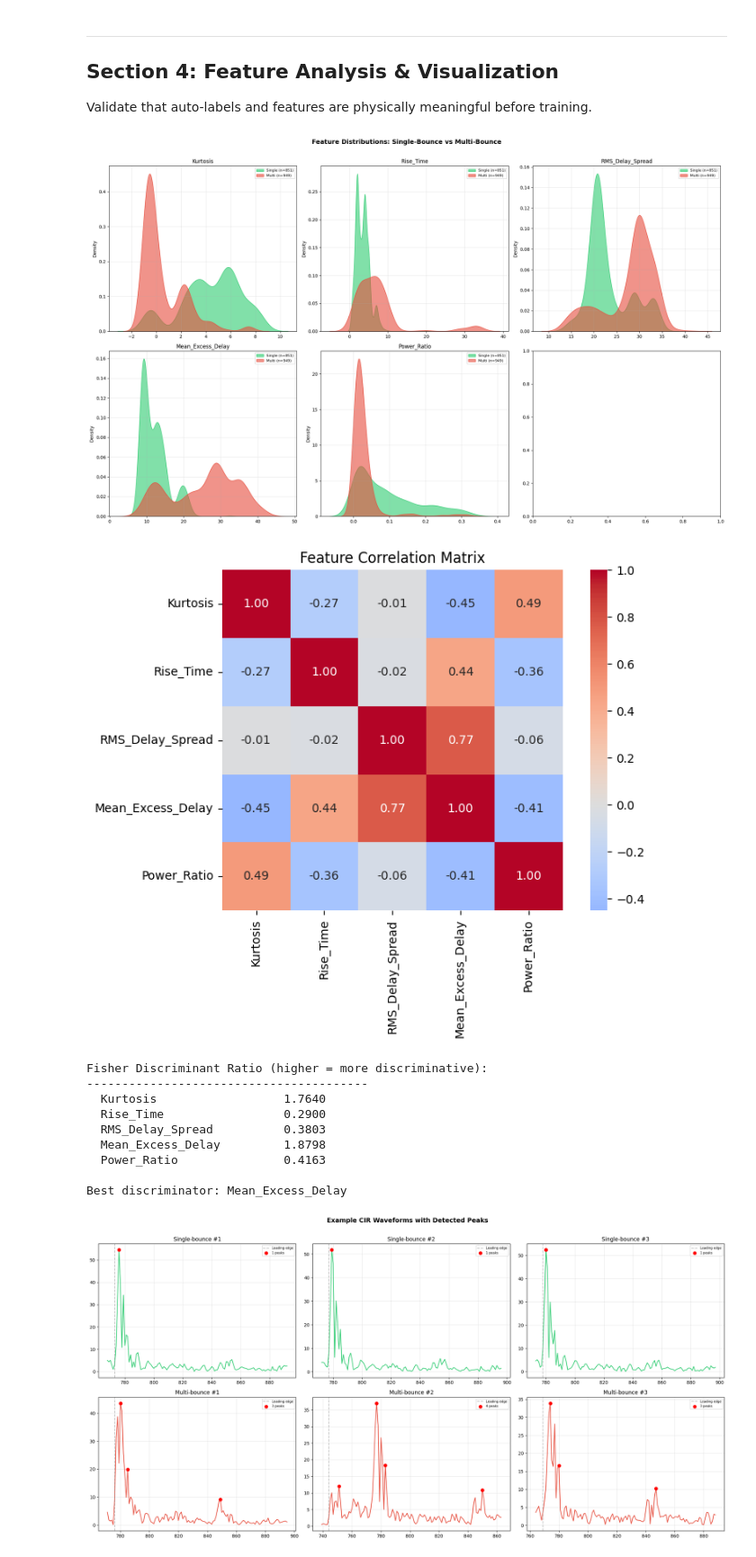
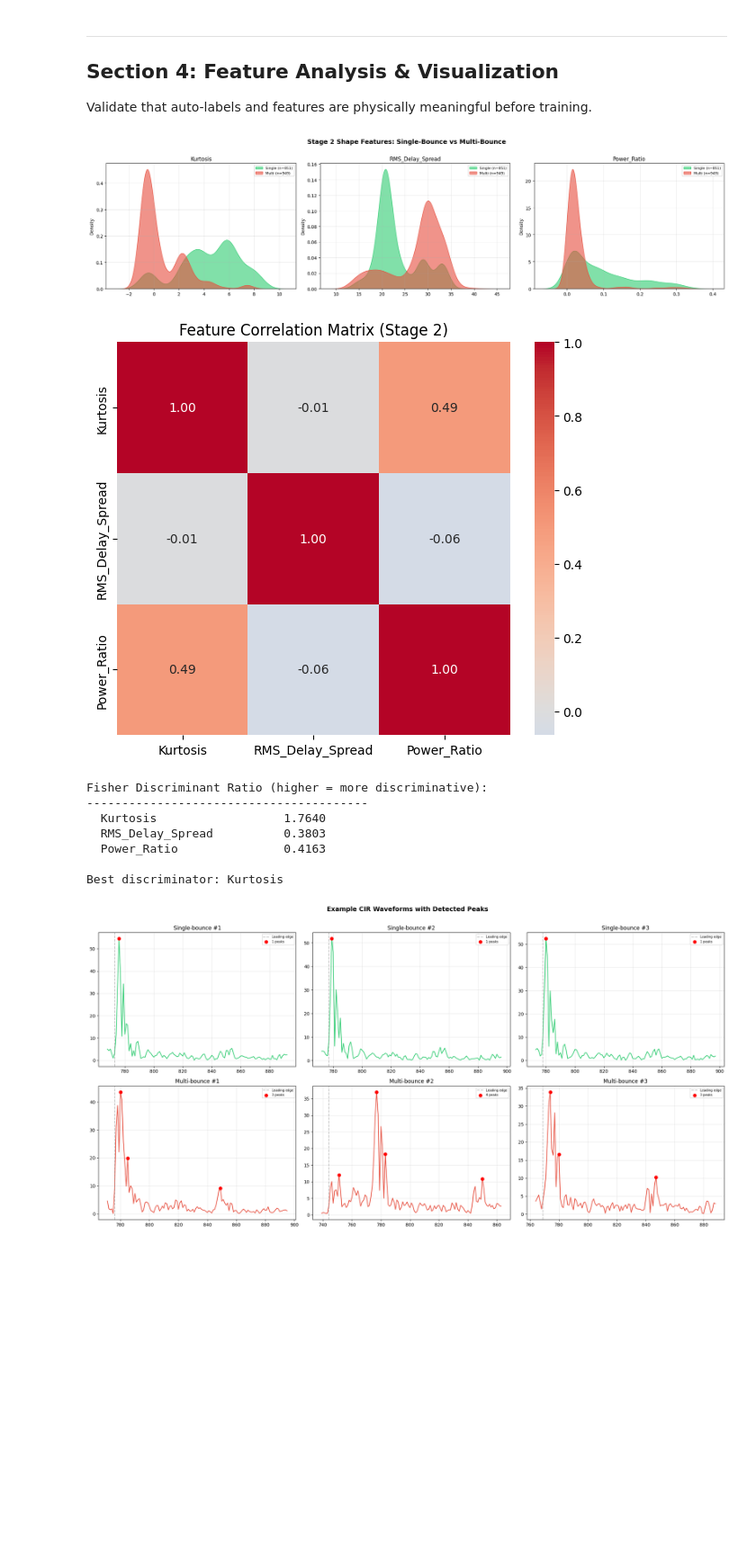
Before and after one commit to jonathanljc/capstone, a Jupyter notebook: lnn/stage2_bounce_classifier.ipynb, the cells around one changed output. Shown at 90% size. Cells and saved outputs as stored; diff of their text form; code cells hidden in the pictures; blank space fills up the shorter version.

```diff
--- a/lnn/stage2_bounce_classifier.ipynb
+++ b/lnn/stage2_bounce_classifier.ipynb
@@ -36,7 +36,7 @@ CONFIG = {
     # ROI alignment (same as Stage 1)
     "search_start": 740,
     "search_end": 890,
-    # Peak detection
+    # Peak detection (for auto-labeling)
     "peak_prominence": 0.20,
     "peak_min_distance": 5,
     # Auto-label threshold
@@ -51,17 +51,15 @@ CONFIG = {
     "seed": 42,
 }
 
-# Num_Peaks excluded: it IS the auto-label source (Num_Peaks > 2 = multi-bounce).
-# Including it would be data leakage — the model would learn the labeling rule, not physics.
-# These 5 features describe the CIR SHAPE without counting peaks.
+# Hand-crafted features — used ONLY for auto-labeling & EDA validation.
+# The model input is 48-dim LNN embeddings, NOT these features.
 FEATURE_NAMES = [
-    "Kurtosis", "Rise_Time", "RMS_Delay_Spread",
-    "Mean_Excess_Delay", "Power_Ratio"
+    "Kurtosis", "RMS_Delay_Spread", "Power_Ratio"
 ]
 
 np.random.seed(CONFIG["seed"])
 print(f"Config: {CONFIG}")
-print(f"Features ({len(FEATURE_NAMES)}): {FEATURE_NAMES}")
-print(f"Note: Num_Peaks excluded (used for auto-labeling, not as model input)")
+print(f"Auto-label features: {FEATURE_NAMES} (for EDA/validation only)")
+print(f"Model input: 48-dim LNN embeddings (from frozen Stage 1 PI-HLNN)")
 # %% [output]
 Config: {'search_start': 740, 'search_end': 890, 'peak_prominence': 0.2, 'peak_min_distance': 5, 'single_bounce_max_peaks': 2, 'n_estimators': 200, 'max_depth': None, 'min_samples_split': 5, 'min_samp ...
@@ -311,15 +514,15 @@ Validate that auto-labels and features are physically meaningful before training
 # ==========================================
 # FEATURE ANALYSIS
 # ==========================================
-fig, axs = plt.subplots(2, 3, figsize=(20, 12))
-plt.subplots_adjust(hspace=0.4, wspace=0.3)
+fig, axs = plt.subplots(1, 3, figsize=(20, 5))
+plt.subplots_adjust(wspace=0.3)
 
 single_mask = bounce_labels == 0
 multi_mask = bounce_labels == 1
 
 # --- Feature distributions by class ---
 for i, feat in enumerate(FEATURE_NAMES):
-    ax = axs[i // 3, i % 3]
+    ax = axs[i]
     vals = feature_df[feat].values
 
     sns.kdeplot(vals[single_mask], ax=ax, fill=True, color='#2ecc71',
@@ -331,47 +534,45 @@ for i, feat in enumerate(FEATURE_NAMES):
     ax.legend(fontsize=8)
     ax.grid(True, alpha=0.3)
 
-plt.suptitle("Feature Distributions: Single-Bounce vs Multi-Bounce",
+plt.suptitle("Stage 2 Shape Features: Single-Bounce vs Multi-Bounce",
              fontsize=14, fontweight='bold', y=1.01)
 plt.tight_layout()
 plt.show()
 
 # --- Correlation matrix ---
-fig, ax = plt.subplots(figsize=(8, 6))
+fig, ax = plt.subplots(figsize=(6, 5))
 corr = feature_df[FEATURE_NAMES].corr()
 sns.heatmap(corr, annot=True, fmt='.2f', cmap='coolwarm', center=0,
             square=True, ax=ax)
-ax.set_title("Feature Correlation Matrix")
+ax.set_title("Feature Correlation Matrix (Stage 2)")
 plt.tight_layout()
 plt.show()
 
 # --- Fisher Discriminant Ratio ---
 print("\nFisher Discriminant Ratio (higher = more discriminative):")
 print("-" * 40)
 fisher_scores = {}
 for feat in FEATURE_NAMES:
     vals = feature_df[feat].values
     mu_s = vals[single_mask].mean()
     mu_m = vals[multi_mask].mean()
     var_s = vals[single_mask].var()
     var_m = vals[multi_mask].var()
     fdr = (mu_s - mu_m) ** 2 / (var_s + var_m + 1e-8)
     fisher_scores[feat] = fdr
     print(f"  {feat:<25} {fdr:.4f}")
 
 print(f"\nBest discriminator: {max(fisher_scores, key=fisher_scores.get)}")
 # %% [output]
-[figure, old version]
+[figure, new version]
-[figure, old version]
+[figure, new version]
 Fisher Discriminant Ratio (higher = more discriminative):
 ----------------------------------------
   Kurtosis                  1.7640
-  Rise_Time                 0.2900
   RMS_Delay_Spread          0.3803
-  Mean_Excess_Delay         1.8798
   Power_Ratio               0.4163
 
-Best discriminator: Mean_Excess_Delay
+Best discriminator: Kurtosis
 # %%
 # ==========================================
 # EXAMPLE CIR WAVEFORMS
```
Also changed, not shown: parts of 12 cells of this notebook, 12 other files.
